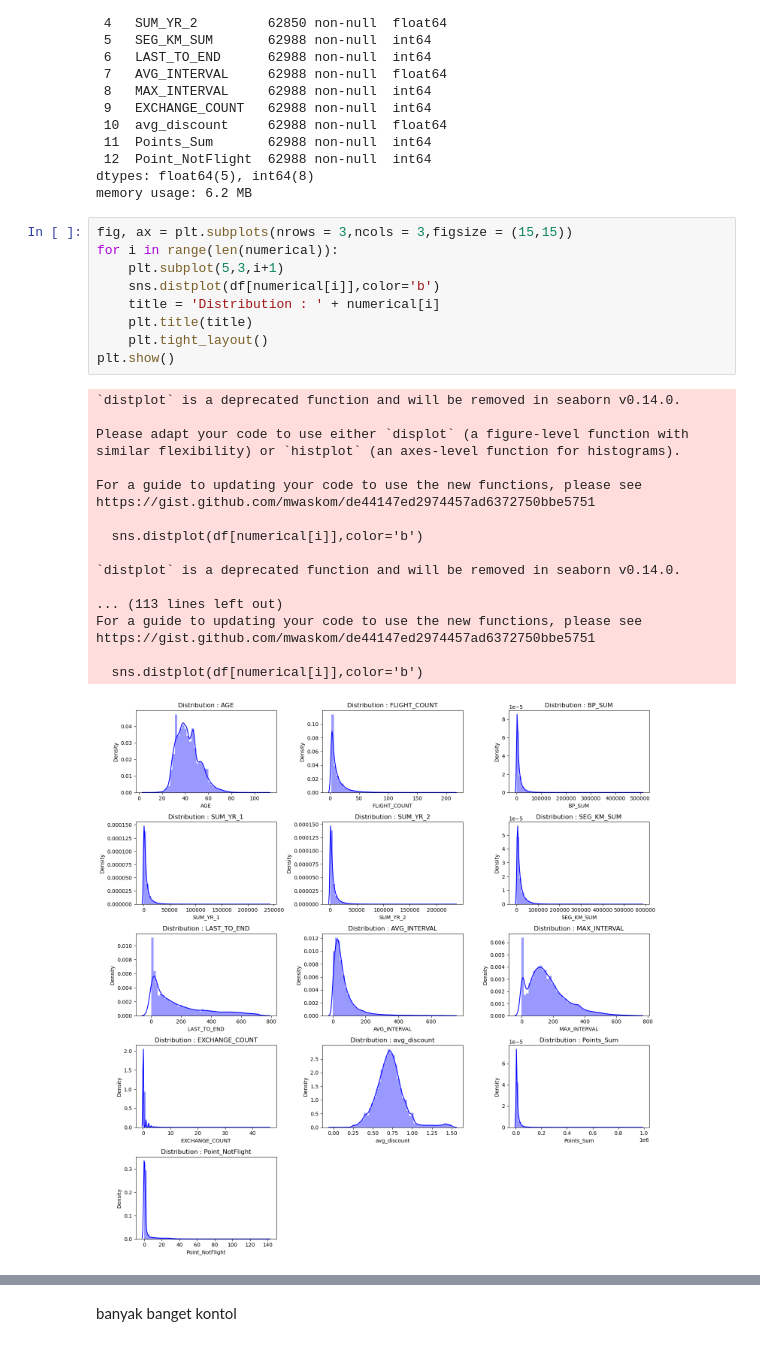
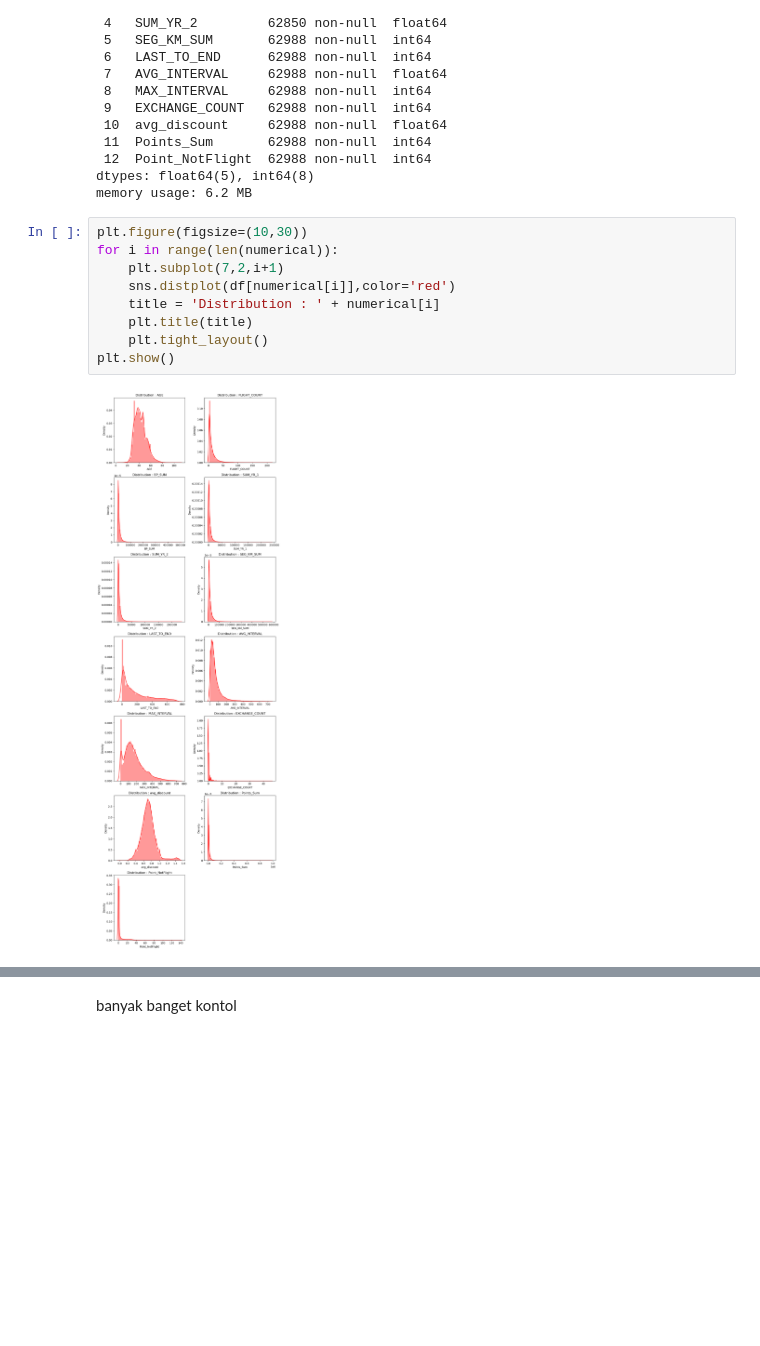
Before and after one commit to gbriansatria/Final-Project-Raka-MAX, a Jupyter notebook: Homework Stage 3/Homework Unsupervised Learning.ipynb, the cells around one changed output, grey strips where cells are left out. Drawn from its saved outputs; the diff is of its cells as text; blank space fills up the shorter version.

```diff
--- a/Homework Stage 3/Homework Unsupervised Learning.ipynb
+++ b/Homework Stage 3/Homework Unsupervised Learning.ipynb
@@ -247,31 +249,14 @@ Data columns (total 13 columns):
 dtypes: float64(5), int64(8)
 memory usage: 6.2 MB
 # %%
-fig, ax = plt.subplots(nrows = 3,ncols = 3,figsize = (15,15))
+plt.figure(figsize=(10,30))
 for i in range(len(numerical)):
-    plt.subplot(5,3,i+1)
-    sns.distplot(df[numerical[i]],color='b')
+    plt.subplot(7,2,i+1)
+    sns.distplot(df[numerical[i]],color='red')
     title = 'Distribution : ' + numerical[i]
     plt.title(title)
     plt.tight_layout()
 plt.show()
 # %% [output]
-`distplot` is a deprecated function and will be removed in seaborn v0.14.0.
-
-Please adapt your code to use either `displot` (a figure-level function with
-similar flexibility) or `histplot` (an axes-level function for histograms).
-
-For a guide to updating your code to use the new functions, please see
-https://gist.github.com/mwaskom/de44147ed2974457ad6372750bbe5751
-
-  sns.distplot(df[numerical[i]],color='b')
-
-`distplot` is a deprecated function and will be removed in seaborn v0.14.0.
-
-... (113 lines left out)
-For a guide to updating your code to use the new functions, please see
-https://gist.github.com/mwaskom/de44147ed2974457ad6372750bbe5751
-
-  sns.distplot(df[numerical[i]],color='b')
-[figure, old version]
+[figure, new version]
 # %%
```
Also changed, not shown: parts of 3 cells of this notebook.
